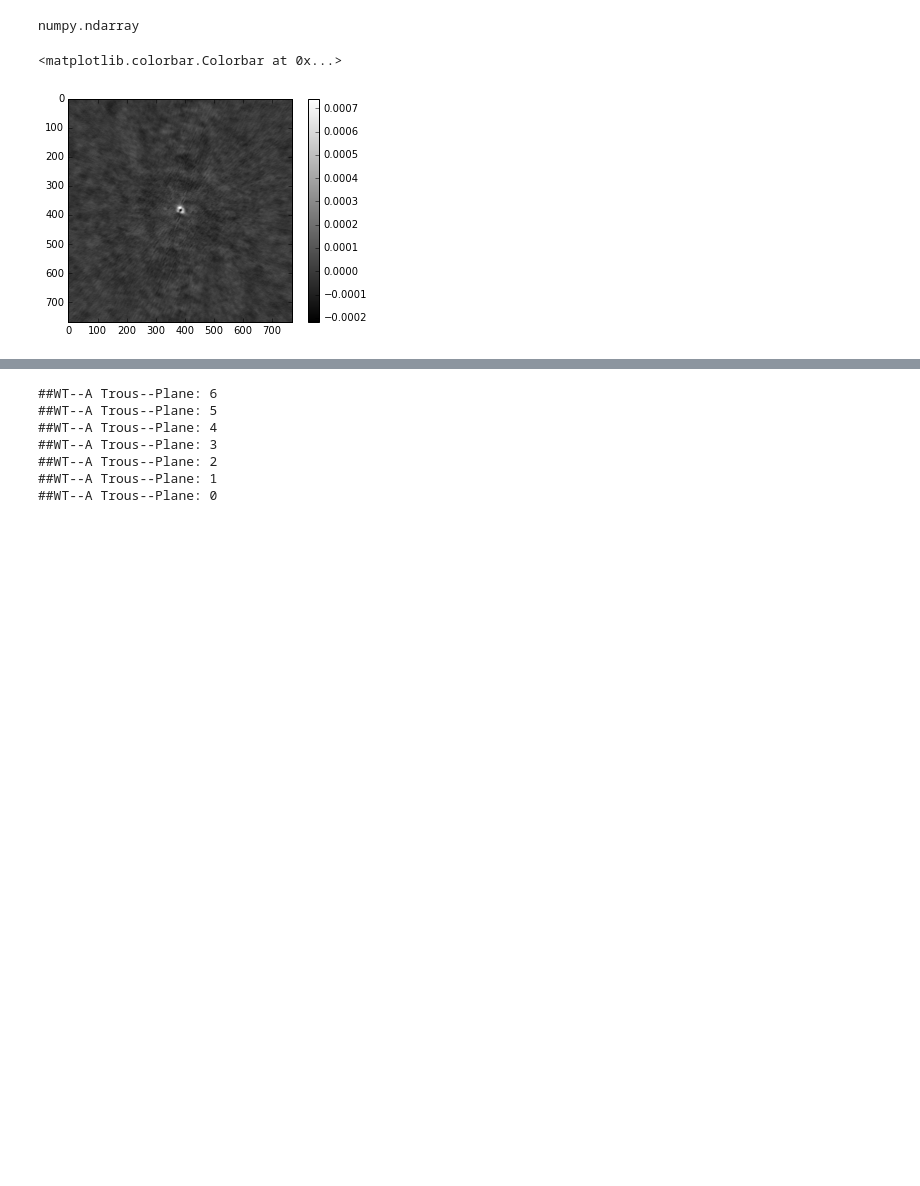
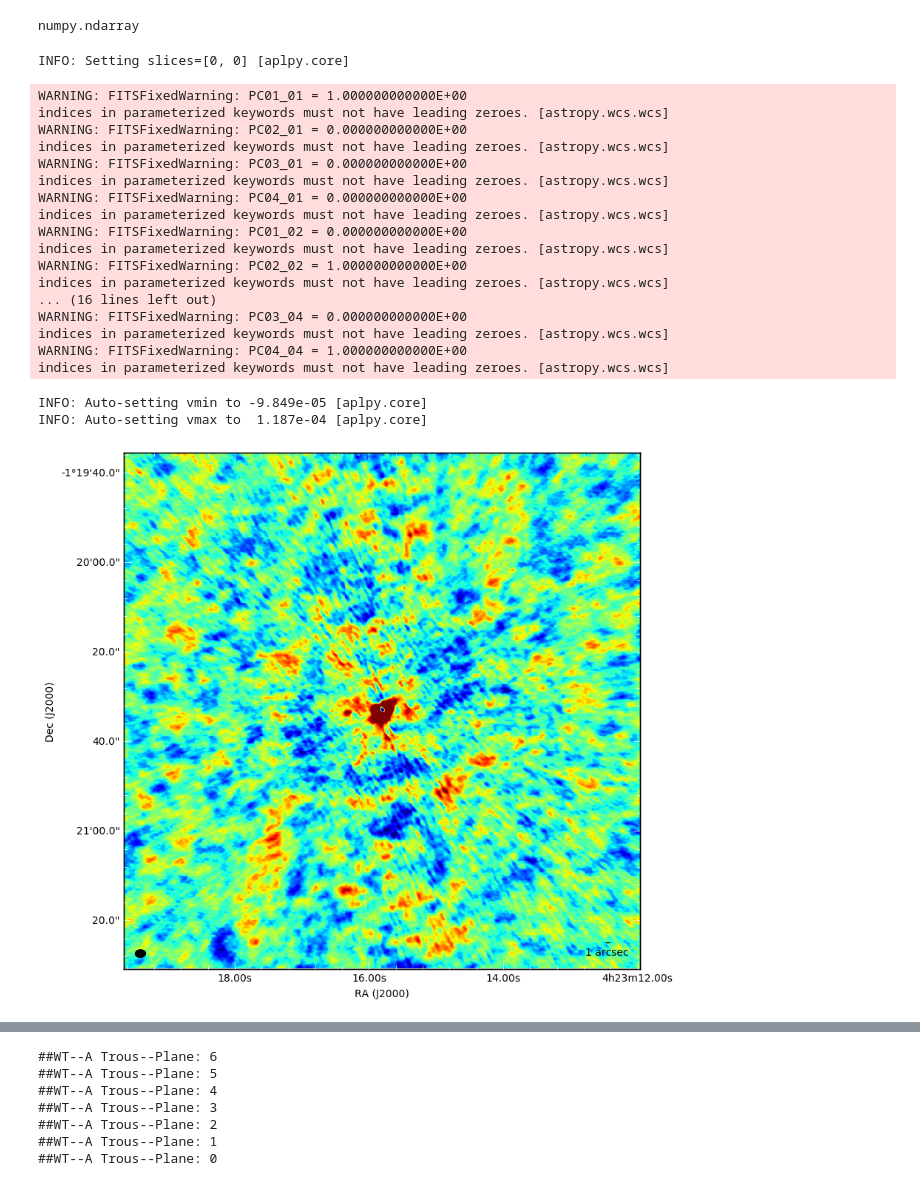
Before and after one commit to ridlo/radio_notebooks, a Jupyter notebook: band3.ipynb, the cells around one changed output, grey strips where cells are left out. Cells and saved outputs as stored; diff of their text form; code cells hidden in the pictures; blank space fills up the shorter version.

```diff
--- a/band3.ipynb
+++ b/band3.ipynb
@@ -31,12 +36,36 @@ img = image_data[0][0]
 type(img)
 # %% [output]
 numpy.ndarray
-# %%
-plt.imshow(img, cmap='gray')
-plt.colorbar()
-# %% [output]
-<matplotlib.colorbar.Colorbar at 0x...>
-[figure, removed]
+# %%
+fig = aplpy.FITSFigure(imagename)
+fig.add_beam()
+fig.beam.set_color('black')
+fig.add_scalebar(1 * u.arcsecond)
+fig.scalebar.set_label('1 arcsec')
+fig.scalebar.set_color("black")
+fig.show_colorscale()
+# %% [output]
+INFO: Setting slices=[0, 0] [aplpy.core]
+WARNING: FITSFixedWarning: PC01_01 = 1.000000000000E+00
+indices in parameterized keywords must not have leading zeroes. [astropy.wcs.wcs]
+WARNING: FITSFixedWarning: PC02_01 = 0.000000000000E+00
+indices in parameterized keywords must not have leading zeroes. [astropy.wcs.wcs]
+WARNING: FITSFixedWarning: PC03_01 = 0.000000000000E+00
+indices in parameterized keywords must not have leading zeroes. [astropy.wcs.wcs]
+WARNING: FITSFixedWarning: PC04_01 = 0.000000000000E+00
+indices in parameterized keywords must not have leading zeroes. [astropy.wcs.wcs]
+WARNING: FITSFixedWarning: PC01_02 = 0.000000000000E+00
+indices in parameterized keywords must not have leading zeroes. [astropy.wcs.wcs]
+WARNING: FITSFixedWarning: PC02_02 = 1.000000000000E+00
+indices in parameterized keywords must not have leading zeroes. [astropy.wcs.wcs]
+... (16 lines left out)
+WARNING: FITSFixedWarning: PC03_04 = 0.000000000000E+00
+indices in parameterized keywords must not have leading zeroes. [astropy.wcs.wcs]
+WARNING: FITSFixedWarning: PC04_04 = 1.000000000000E+00
+indices in parameterized keywords must not have leading zeroes. [astropy.wcs.wcs]
+INFO: Auto-setting vmin to -9.849e-05 [aplpy.core]
+INFO: Auto-setting vmax to  1.187e-04 [aplpy.core]
+[figure, added]
 # %%
 plt.figure(figsize=(10,10))
 plt.imshow(img)
```
Also changed, not shown: parts of 12 cells of this notebook, 6 other files.
